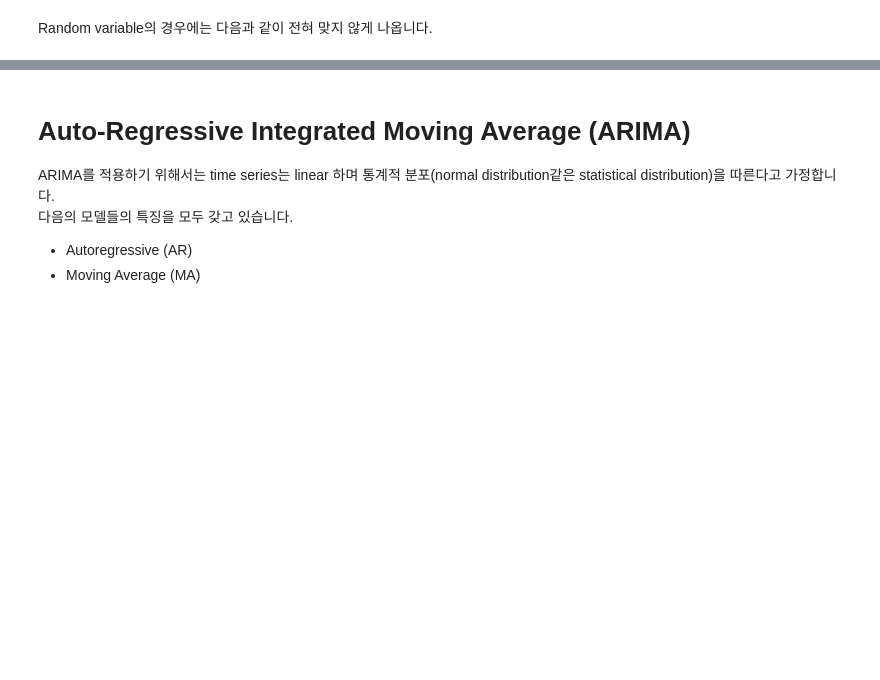
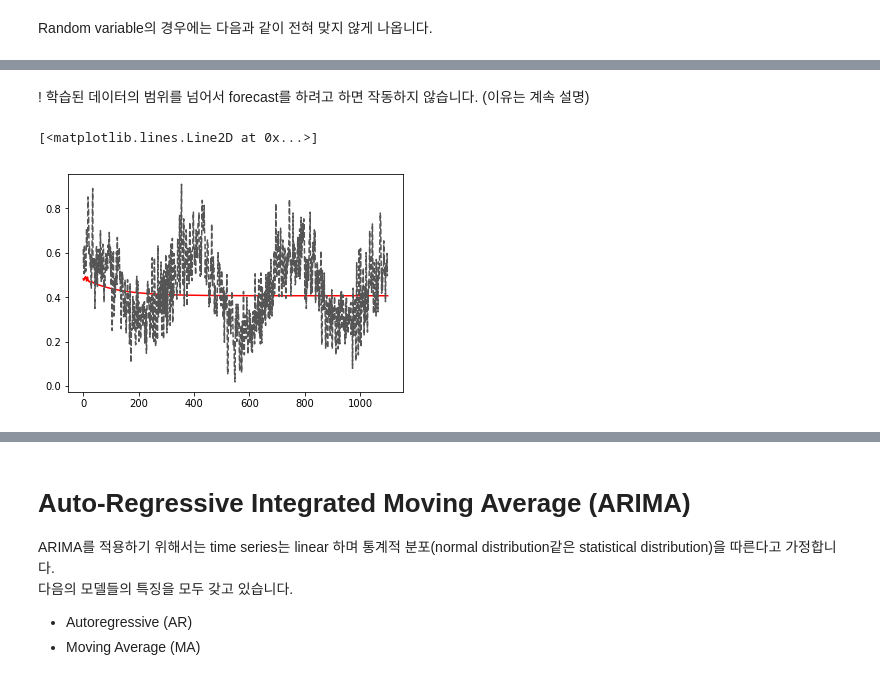
Before and after one commit to AndersonJo/arima-python, a Jupyter notebook: ARIMA.ipynb, the cells around one changed output, grey strips where cells are left out. Saved outputs shown, nothing was run; the diff lists cells and outputs as text; code cells hidden in the pictures; blank space fills up the shorter version.

```diff
--- a/ARIMA.ipynb
+++ b/ARIMA.ipynb
@@ -218,0 +206,9 @@ print(mean_squared_error(pred, train_data[29:]))
+# %% [markdown]
+! 학습된 데이터의 범위를 넘어서 forecast를 하려고 하면 작동하지 않습니다. (이유는 계속 설명)
+# %%
+pred = model.predict(start=len(train), end=len(train)+len(test))
+plot(pred, color='red')
+plot(test, linestyle="--", color="#555555")
+# %% [output]
+[<matplotlib.lines.Line2D at 0x...>]
+[figure, added]
```
Also changed, not shown: parts of 19 cells of this notebook.
